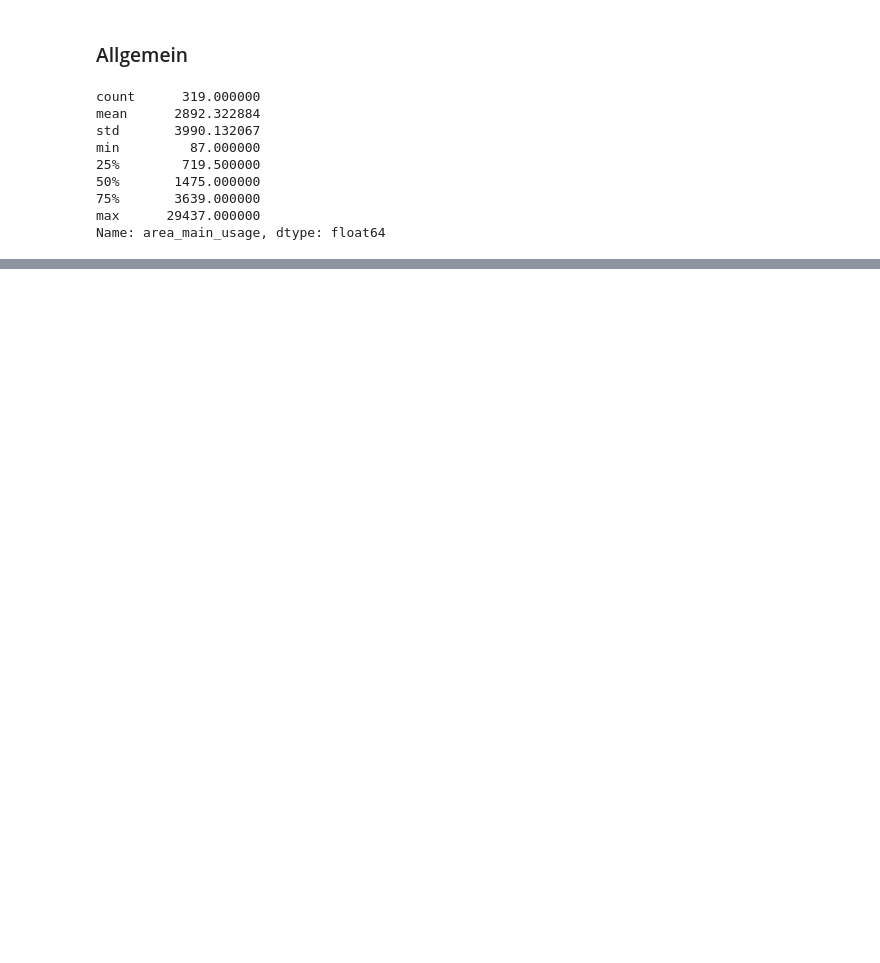
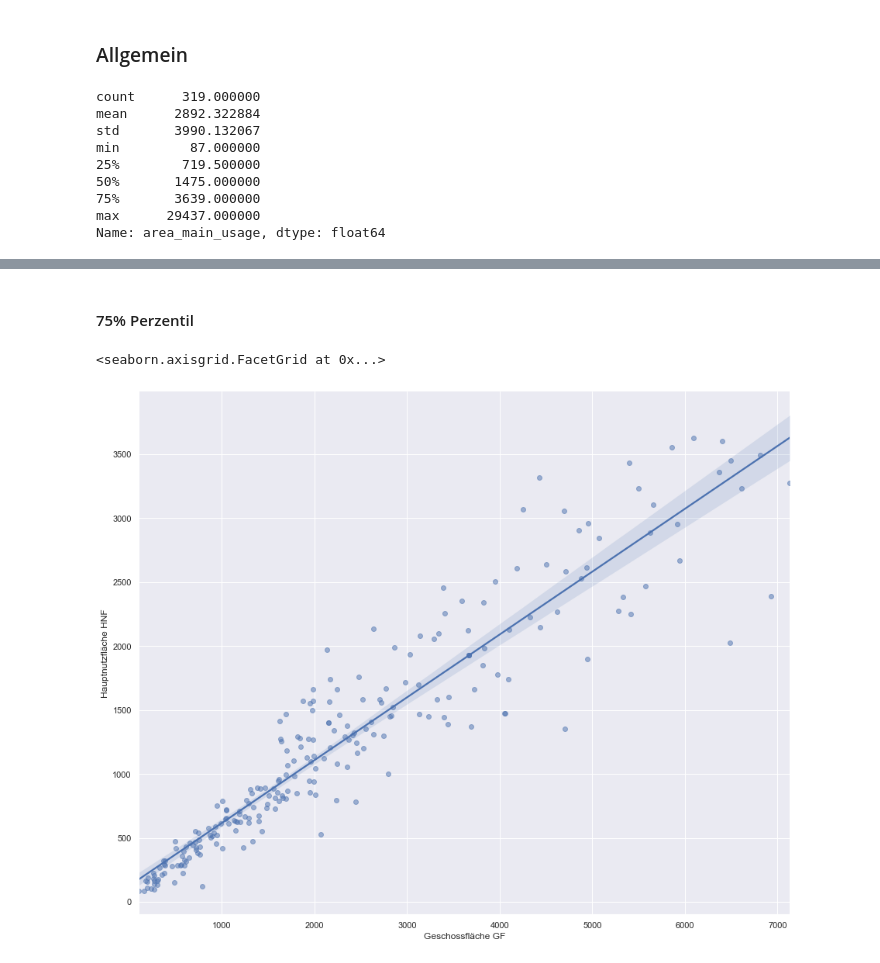
Before and after one commit to FHNW-RW/ip5-metriken-bauwesen, a Jupyter notebook: src/area_main_usage.ipynb, the cells around one changed output, grey strips where cells are left out. Cells and saved outputs as stored; diff of their text form; code cells hidden in the pictures; blank space fills up the shorter version.

Commit message:
- added cap by percentile for gf and hnf - added more visualisations

```diff
--- a/src/area_main_usage.ipynb
+++ b/src/area_main_usage.ipynb
@@ -44,0 +52,8 @@ charts.regplot_gf_hnf(filtered_df, logscale=True)
+# %% [markdown]
+#### 75% Perzentil
+# %%
+df_75_percentile = im.cap_upper_gf_hnf(filtered_df)
+charts.lmplot_gf_hnf(df_75_percentile)
+# %% [output]
+<seaborn.axisgrid.FacetGrid at 0x...>
+[figure, added]
```
Also changed, not shown: parts of 12 cells of this notebook, 10 other files.
